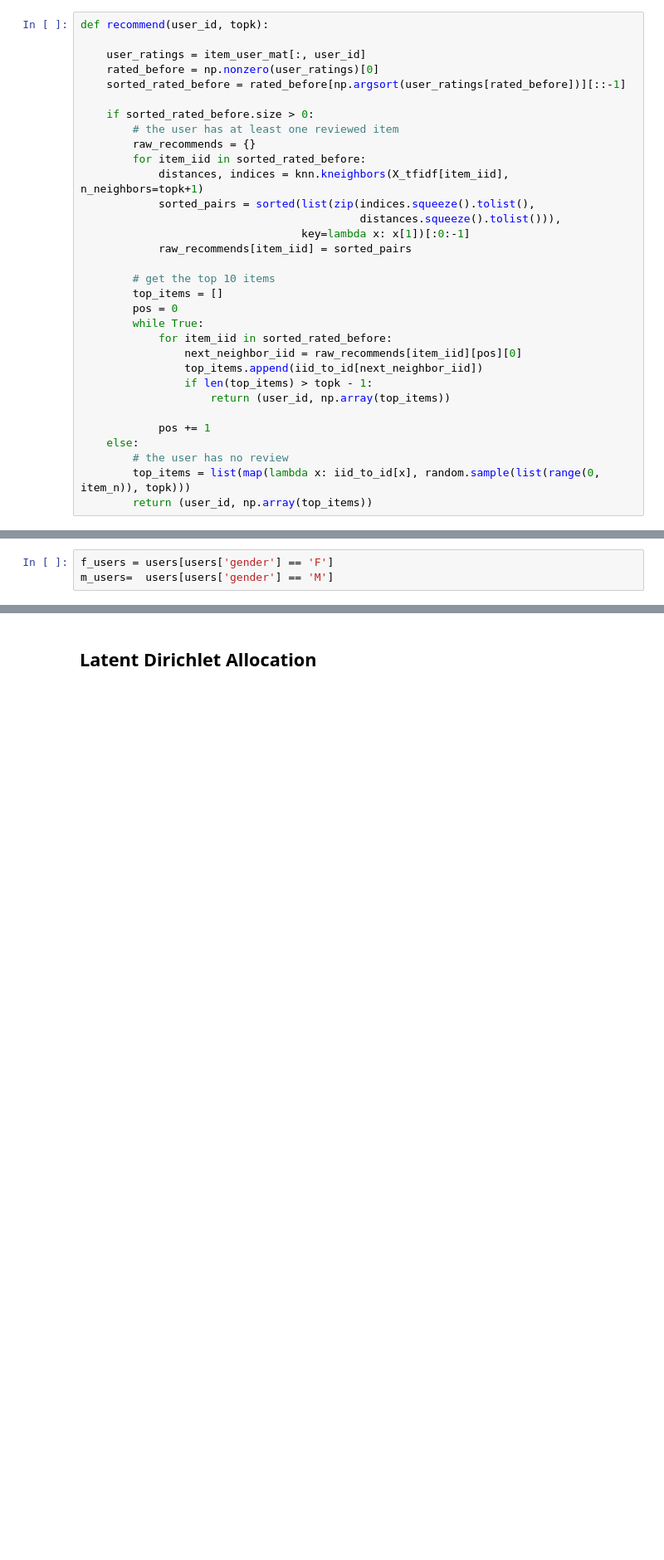
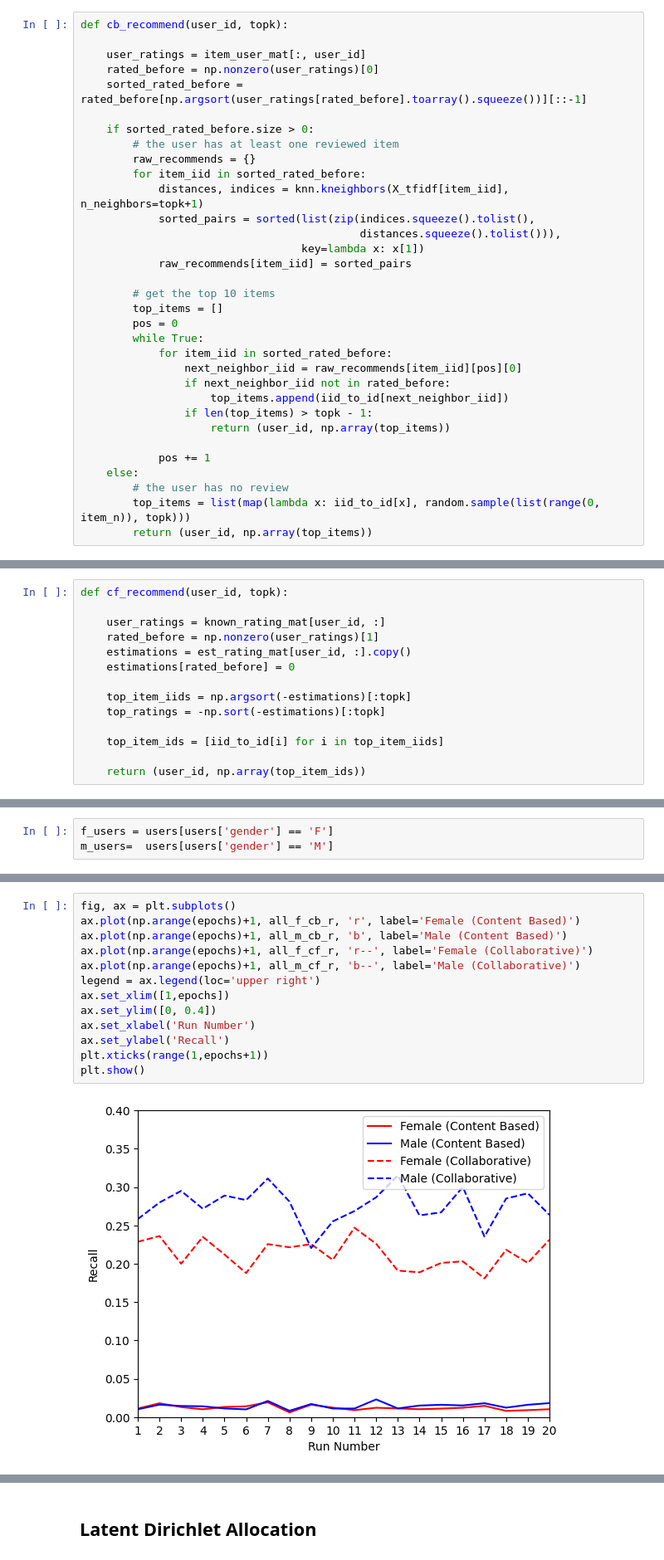
Before and after one commit to sipei-li/fairness-playground, a Jupyter notebook: 20230118-SimpleRecommenders.ipynb, the cells around one changed output, grey strips where cells are left out. Shown: that part at 83% size. Drawn from its saved outputs; the diff is of its cells as text; blank space fills up the shorter version.

```diff
--- a/20230118-SimpleRecommenders.ipynb
+++ b/20230118-SimpleRecommenders.ipynb
@@ -166,11 +168,11 @@ knn.fit(X_tfidf)
 # %% [output]
 NearestNeighbors(algorithm='brute', metric='cosine', n_jobs=-1, n_neighbors=10)
 # %%
-def recommend(user_id, topk):
+def cb_recommend(user_id, topk):
 
     user_ratings = item_user_mat[:, user_id]
     rated_before = np.nonzero(user_ratings)[0]
-    sorted_rated_before = rated_before[np.argsort(user_ratings[rated_before])][::-1]
+    sorted_rated_before = rated_before[np.argsort(user_ratings[rated_before].toarray().squeeze())][::-1]
 
     if sorted_rated_before.size > 0:
         # the user has at least one reviewed item
@@ -179,7 +181,7 @@ def recommend(user_id, topk):
             distances, indices = knn.kneighbors(X_tfidf[item_iid], n_neighbors=topk+1)
             sorted_pairs = sorted(list(zip(indices.squeeze().tolist(),
                                            distances.squeeze().tolist())),
-                                  key=lambda x: x[1])[:0:-1]
+                                  key=lambda x: x[1])
             raw_recommends[item_iid] = sorted_pairs
 
         # get the top 10 items
@@ -188,7 +190,8 @@ def recommend(user_id, topk):
         while True:
             for item_iid in sorted_rated_before:
                 next_neighbor_iid = raw_recommends[item_iid][pos][0]
-                top_items.append(iid_to_id[next_neighbor_iid])
+                if next_neighbor_iid not in rated_before:
+                    top_items.append(iid_to_id[next_neighbor_iid])
                 if len(top_items) > topk - 1:
                     return (user_id, np.array(top_items))
 
@@ -216,3 +229,17 @@ df.to_csv('user_recs_allinclude_df.csv', index=False)
+# %%
+def cf_recommend(user_id, topk):
+
+    user_ratings = known_rating_mat[user_id, :]
+    rated_before = np.nonzero(user_ratings)[1]
+    estimations = est_rating_mat[user_id, :].copy()
+    estimations[rated_before] = 0
+
+    top_item_iids = np.argsort(-estimations)[:topk]
+    top_ratings = -np.sort(-estimations)[:topk]
+
+    top_item_ids = [iid_to_id[i] for i in top_item_iids]
+
+    return (user_id, np.array(top_item_ids))
 # %% [markdown]
 ## Evaluation
 # %%
@@ -314,0 +362,15 @@ For 100 randomly sampled male users:
+# %%
+fig, ax = plt.subplots()
+ax.plot(np.arange(epochs)+1, all_f_cb_r, 'r', label='Female (Content Based)')
+ax.plot(np.arange(epochs)+1, all_m_cb_r, 'b', label='Male (Content Based)')
+ax.plot(np.arange(epochs)+1, all_f_cf_r, 'r--', label='Female (Collaborative)')
+ax.plot(np.arange(epochs)+1, all_m_cf_r, 'b--', label='Male (Collaborative)')
+legend = ax.legend(loc='upper right')
+ax.set_xlim([1,epochs])
+ax.set_ylim([0, 0.4])
+ax.set_xlabel('Run Number')
+ax.set_ylabel('Recall')
+plt.xticks(range(1,epochs+1))
+plt.show()
+# %% [output]
+[figure, added]
```
Also changed, not shown: parts of 29 cells of this notebook, 11 other files.
